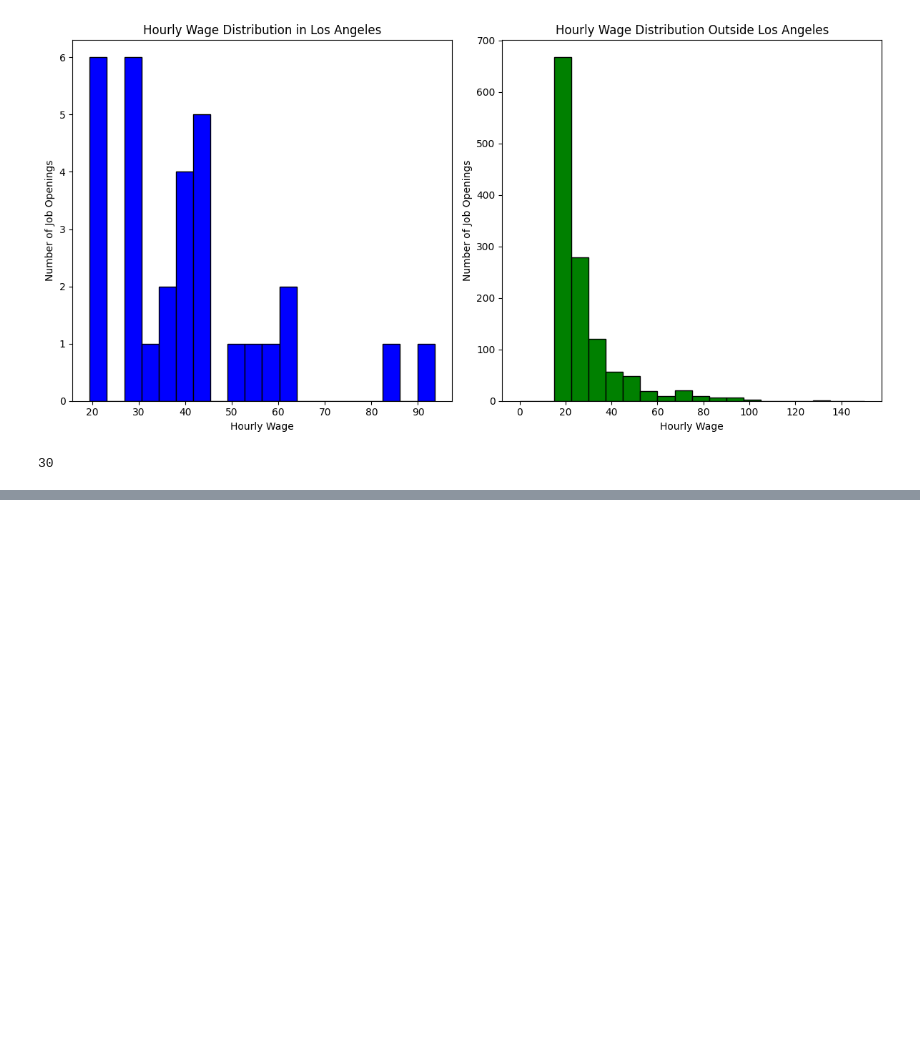
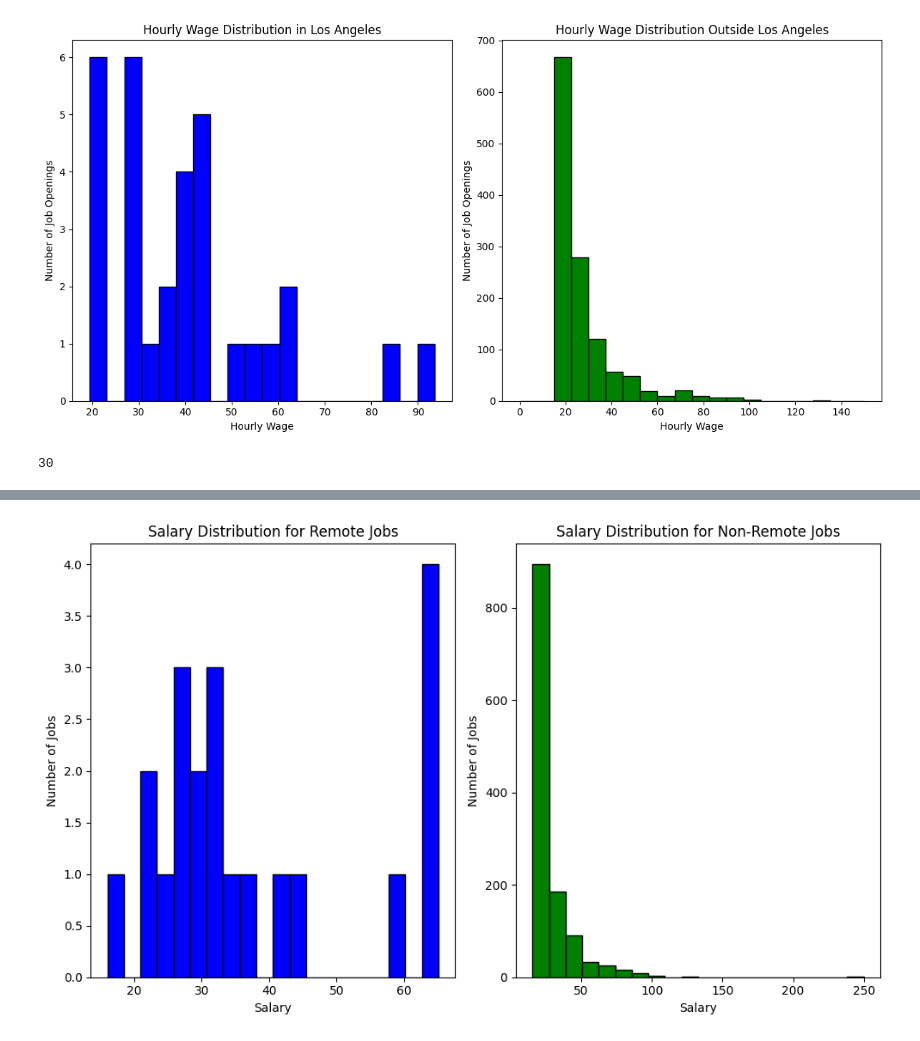
Before and after one commit to yanychoi-bot/irvine, a Jupyter notebook: src/visualize.ipynb, the cells around one changed output, grey strips where cells are left out. Drawn from its saved outputs; the diff is of its cells as text; code cells hidden in the pictures; blank space fills up the shorter version.

```diff
--- a/src/visualize.ipynb
+++ b/src/visualize.ipynb
@@ -285,0 +312,37 @@ print(len(outliers))
+# %%
+import pandas as pd
+
+import matplotlib.pyplot as plt
+
+# Load the CSV file
+df = pd.read_csv('jobs.csv')
+
+# Filter job titles for remote jobs using keywords
+remote_keywords = ['remote', 'virtual', 'telecommute']
+remote_condition = df['Title'].str.contains('|'.join(remote_keywords), case=False, na=False)
+remote_jobs = df[remote_condition]
+
+# Filter job titles for non-remote jobs
+non_remote_jobs = df[~remote_condition]
+
+# Plotting
+plt.figure(figsize=(10, 6))
+
+# Plot for remote jobs
+plt.subplot(1, 2, 1)  # 1 row, 2 columns, 1st subplot
+plt.hist(remote_jobs['Salary'], bins=20, color='blue', edgecolor='black')
+plt.title('Salary Distribution for Remote Jobs')
+plt.xlabel('Salary')
+plt.ylabel('Number of Jobs')
+
+# Plot for non-remote jobs
+plt.subplot(1, 2, 2)  # 1 row, 2 columns, 2nd subplot
+plt.hist(non_remote_jobs['Salary'], bins=20, color='green', edgecolor='black')
+plt.title('Salary Distribution for Non-Remote Jobs')
+plt.xlabel('Salary')
+plt.ylabel('Number of Jobs')
+
+plt.tight_layout()
+plt.show()
+# %% [output]
+[figure, added]
```
Also changed, not shown: parts of 4 cells of this notebook, 7 other files.
